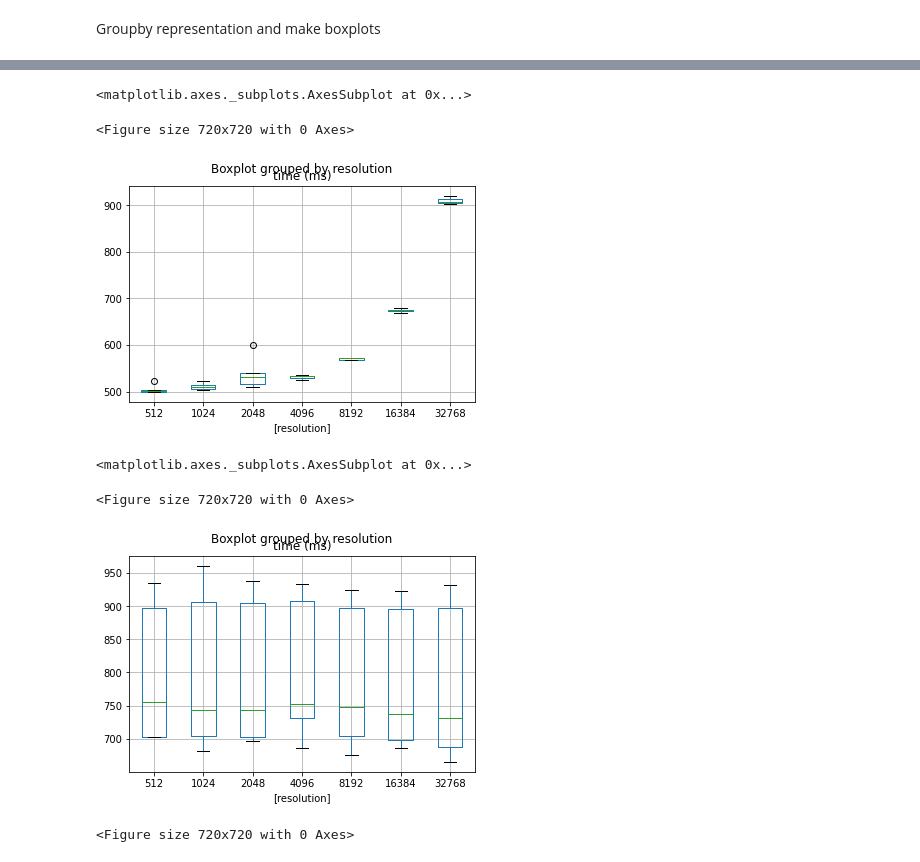
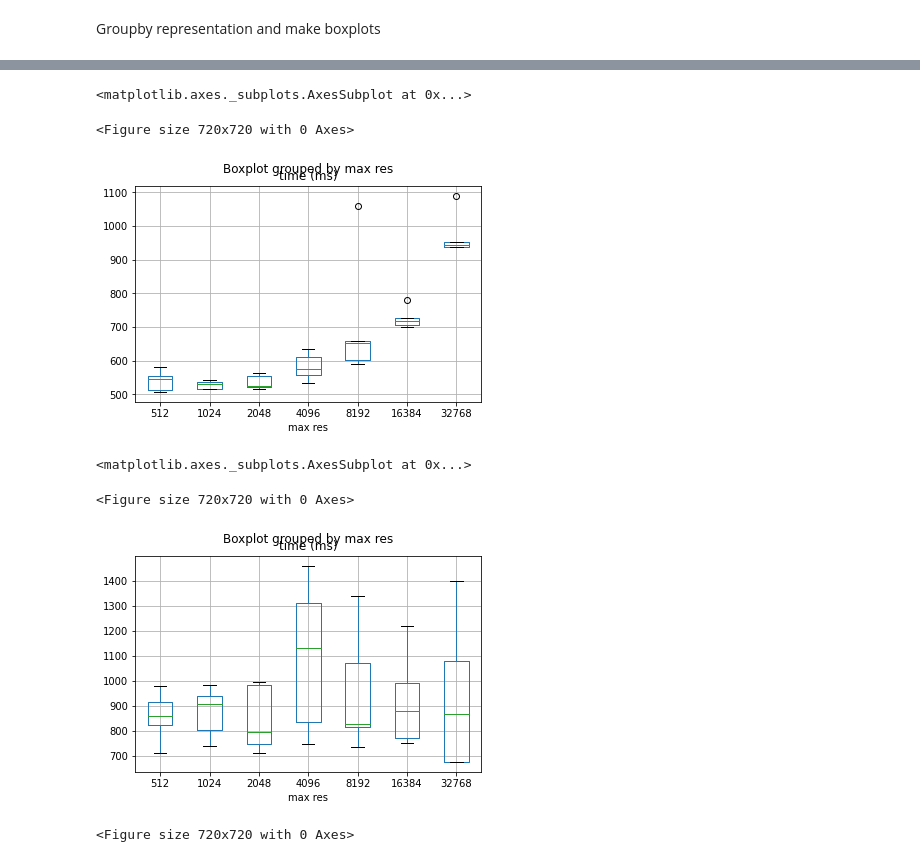
Before and after one commit to nicolasfigueiredo/integration, a Jupyter notebook: notebooks/cost-experiment/results/treat_results.ipynb, the cells around one changed output, grey strips where cells are left out. Saved outputs shown, nothing was run; the diff lists cells and outputs as text; code cells hidden in the pictures.

```diff
--- a/notebooks/cost-experiment/results/treat_results.ipynb
+++ b/notebooks/cost-experiment/results/treat_results.ipynb
@@ -34,8 +56,7 @@ def get_time_costly(timeit):
     return time_in_sec
 # %%
 def treat_results(file_name):
-    results = pd.read_csv(file_name, sep=';', header=None)
-    results.columns = ['file name', 'representation', 'timeit']
+    results = pd.read_csv(file_name, sep=';')
     results['time (ms)'] = results['timeit'].apply(get_time)
     results['std dev (ms)'] = results['timeit'].apply(get_std_dev)
     return results.drop(['timeit'], axis=1)
@@ -46,7 +67,7 @@ def treat_results_costly(file_name):
     results['time (s)'] = results['timeit'].apply(get_time_costly)
     return results.drop(['timeit'], axis=1)
 # %%
-results = treat_results('./results_512.csv')
+results = treat_results('./results_new_180720.csv')
 # %%
 results.head()
 # %% [output]
@@ -59,14 +80,6 @@ results.head()
 # %% [markdown]
 o que queremos: botar tudo numa mesma tabela, com colunas [file name, representation, resolution, time, std dev]
 depois fazer groupby resolution, e fazer o boxplot
-# %%
-all_results = pd.DataFrame(columns=['file name', 'representation', 'resolution', 'time (ms)', 'std dev (ms)'])
-
-for res in [512, 1024, 2048, 4096, 8192, 16384, 32768]:
-    file = 'results_' + str(res) + '.csv'
-    results = treat_results(file)
-    results['resolution'] = res
-    all_results = all_results.append(results)
 # %%
 all_results_costly = pd.DataFrame(columns=['file name', 'representation', 'resolution', 'time (s)'])
 
@@ -86,20 +110,20 @@ cqt = cqt.drop('std dev (ms)', axis=1)
 # %%
 plt.figure(figsize=[10,10])
-cqt.boxplot(by='resolution')
+cqt.boxplot(column='time (ms)', by='max res')
 # %% [output]
 <matplotlib.axes._subplots.AxesSubplot at 0x...>
 <Figure size 720x720 with 0 Axes>
-[figure, old version]
+[figure, new version]
 # %%
-our = all_results[all_results['representation'] == 'economic 500']
+our = results[results['representation'] == 'economic 800']
 our = our.drop('std dev (ms)', axis=1)
 # %%
 plt.figure(figsize=[10,10])
-our.boxplot(by='resolution')
+our.boxplot(column='time (ms)', by='max res')
 # %% [output]
 <matplotlib.axes._subplots.AxesSubplot at 0x...>
 <Figure size 720x720 with 0 Axes>
-[figure, old version]
+[figure, new version]
 # %%
 our = all_results[all_results['representation'] == 'economic 500']
 our = our.drop('std dev (ms)', axis=1)
```
Also changed, not shown: parts of 19 cells of this notebook, 25 other files.
